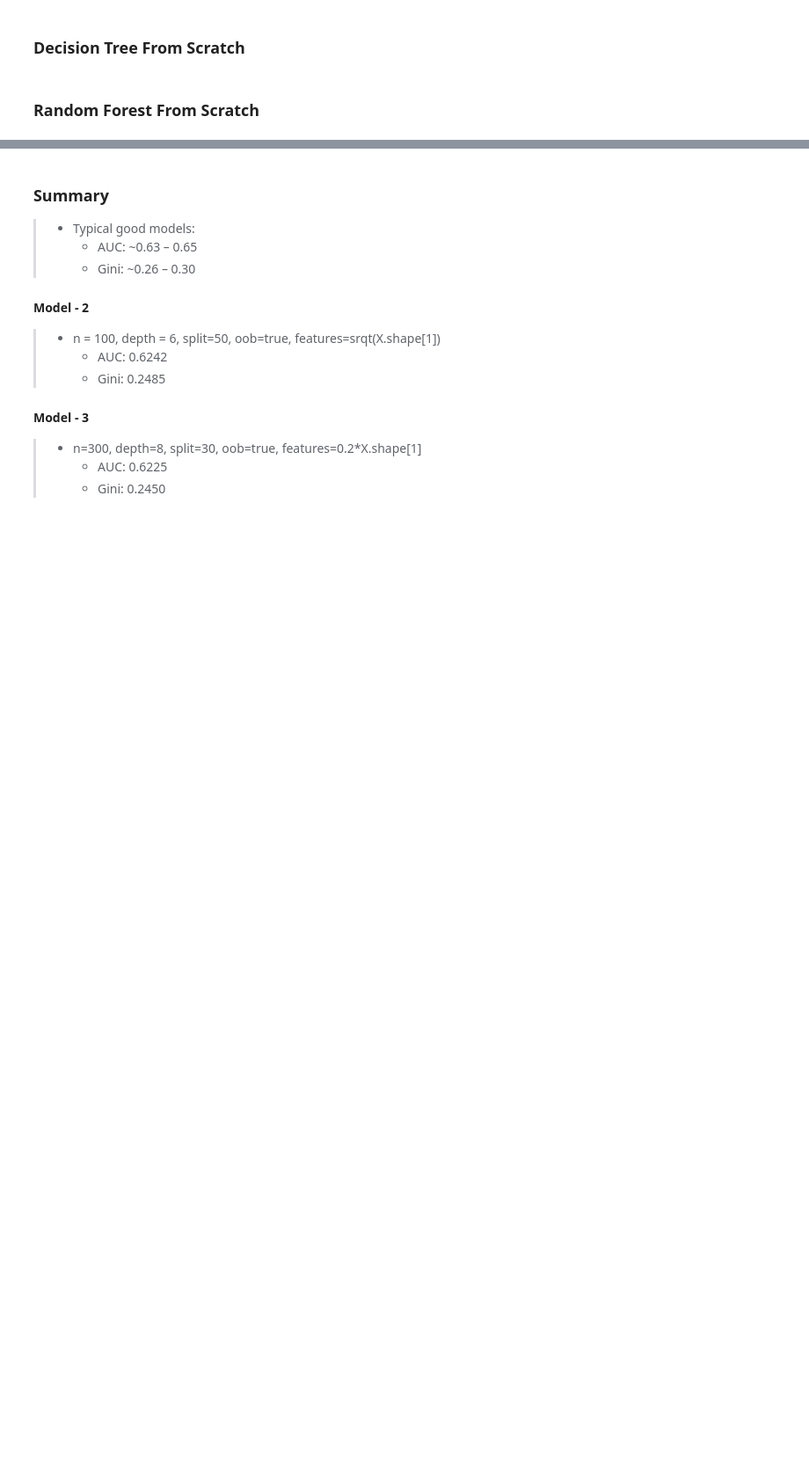
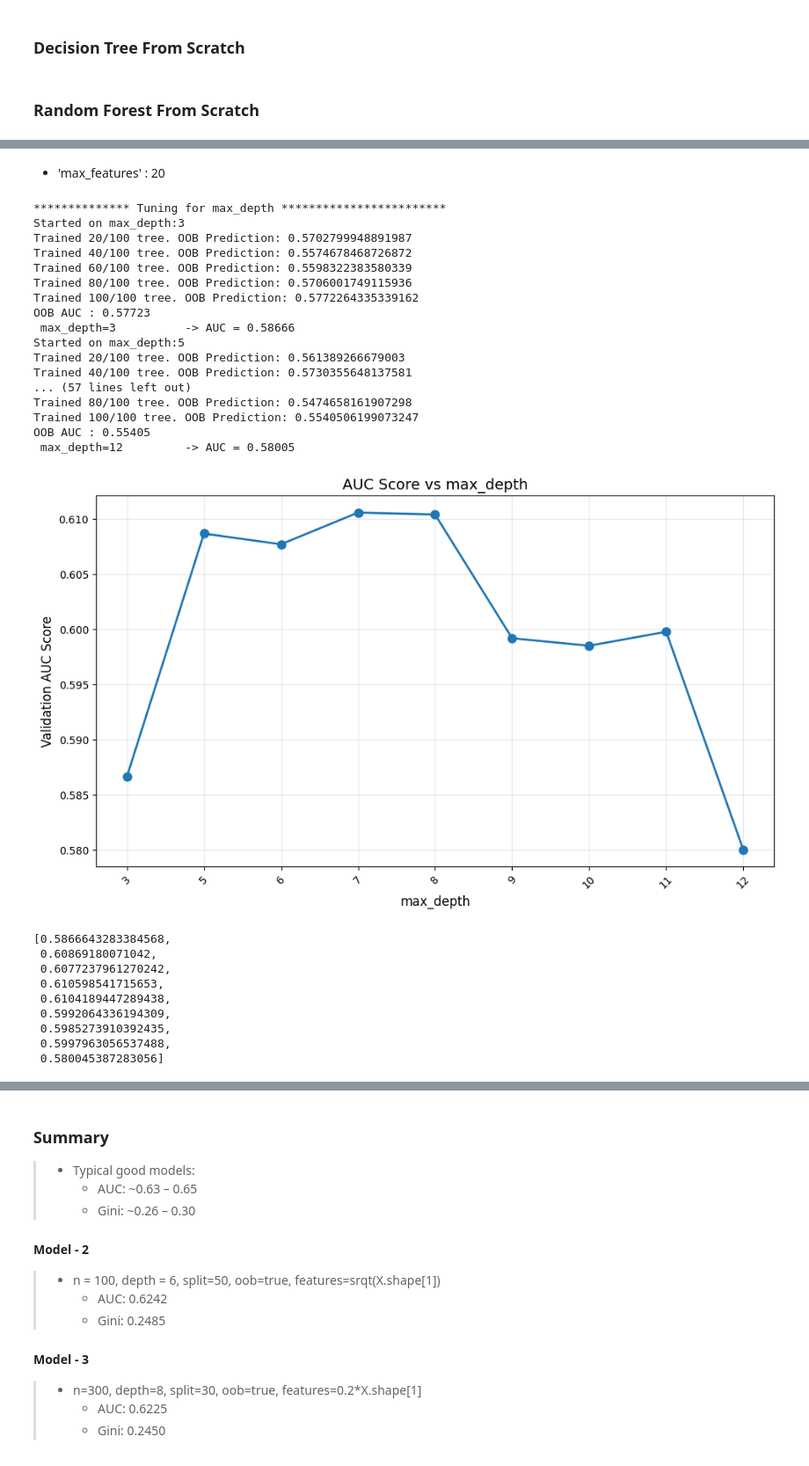
Before and after one commit to adarshanumula7/Insurance_Claim_Predictions, a Jupyter notebook: Models/Randon_Forest.ipynb, the cells around one changed output, grey strips where cells are left out. Shown at 88% size. Saved outputs shown, nothing was run; the diff lists cells and outputs as text; code cells hidden in the pictures; blank space fills up the shorter version.

```diff
--- a/Models/Randon_Forest.ipynb
+++ b/Models/Randon_Forest.ipynb
@@ -652,0 +723,34 @@ Gini Score for Model-3 : 0.24506666729160953
+# %% [markdown]
+- 'max_features' : 20
+# %%
+print("************** Tuning for max_depth ************************")
+param_values = [3, 5, 6, 7, 8, 9, 10, 11, 12]
+tune_and_plot('max_depth', param_values, 'max_depth')
+# %% [output]
+************** Tuning for max_depth ************************
+Started on max_depth:3
+Trained 20/100 tree. OOB Prediction: 0.5702799948891987
+Trained 40/100 tree. OOB Prediction: 0.5574678468726872
+Trained 60/100 tree. OOB Prediction: 0.5598322383580339
+Trained 80/100 tree. OOB Prediction: 0.5706001749115936
+Trained 100/100 tree. OOB Prediction: 0.5772264335339162
+OOB AUC : 0.57723
+ max_depth=3          -> AUC = 0.58666
+Started on max_depth:5
+Trained 20/100 tree. OOB Prediction: 0.561389266679003
+Trained 40/100 tree. OOB Prediction: 0.5730355648137581
+... (57 lines left out)
+Trained 80/100 tree. OOB Prediction: 0.5474658161907298
+Trained 100/100 tree. OOB Prediction: 0.5540506199073247
+OOB AUC : 0.55405
+ max_depth=12         -> AUC = 0.58005
+[figure, added]
+[0.5866643283384568,
+ 0.60869180071042,
+ 0.6077237961270242,
+ 0.610598541715653,
+ 0.6104189447289438,
+ 0.5992064336194309,
+ 0.5985273910392435,
+ 0.5997963056537488,
+ 0.580045387283056]
```
Also changed, not shown: parts of 74 cells of this notebook.
